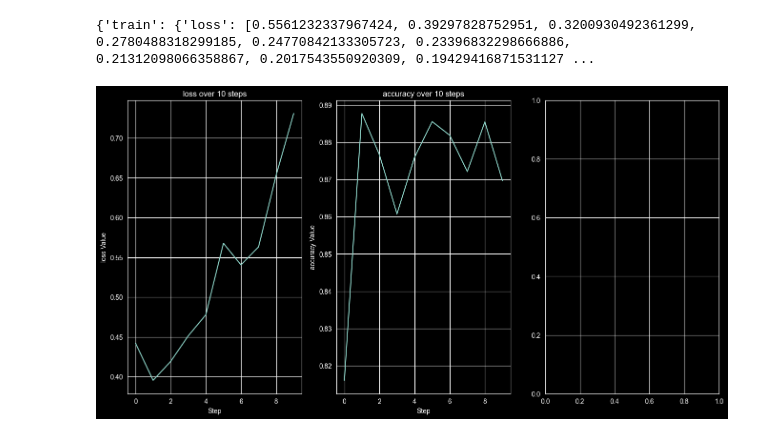
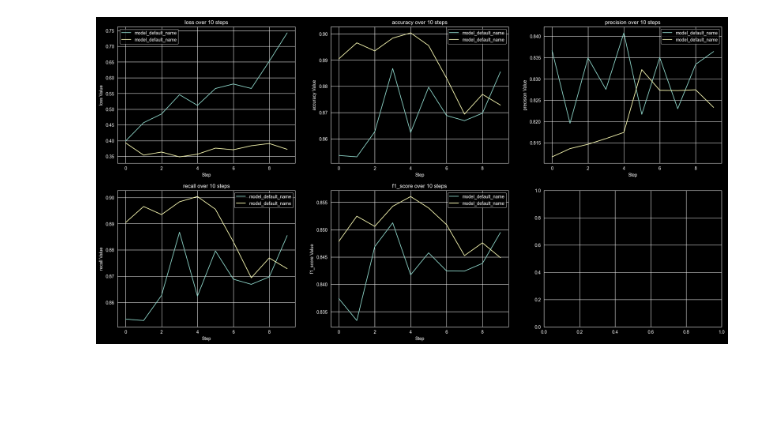
Before and after one commit to Gawronek-8/GGSN-projects, a Jupyter notebook: proj1/Model_testing.ipynb, the cells around one changed output. Saved outputs shown, nothing was run; the diff lists cells and outputs as text; code cells hidden in the pictures; blank space fills up the shorter version.

Commit message:
Added hyperparams optimization, tweaked model and model history for getting more info about training process

```diff
--- a/proj1/Model_testing.ipynb
+++ b/proj1/Model_testing.ipynb
@@ -14,3 +18,7 @@ from dataset import ModelHistory
+# %%
+f1_score_metric = partial(f1_score, average="weighted")
+recall_metric = partial(recall_score, average="weighted")
+precision_metric = partial(precision_score, average="weighted", zero_division = 0)
 # %%
 train_dataset = BurnoutDataset("train")
 test_dataset = BurnoutDataset("test")
@@ -26,7 +47,3 @@ model, history = train_model(model, 16, 10, 1e-3, 1e-6, Adam, nn.CrossEntropyLos
-# %%
-print(history.history)
-# %% [output]
-{'train': {'loss': [0.5561232337967424, 0.39297828752951, 0.3200930492361299, 0.2780488318299185, 0.24770842133305723, 0.23396832298666886, 0.21312098066358867, 0.2017543550920309, 0.19429416871531127 ...
 # %%
 def plot_history(step_name: str, model_history: ModelHistory, max_img_per_width = 3):
     import math
@@ -55,7 +72,44 @@ def plot_history(step_name: str, model_history: ModelHistory, max_img_per_width
         curr_ax.set_ylabel(f"{metric} Value")
 
     plt.show()
-# %%
-plot_history("val", history)
-# %% [output]
-[figure, removed]
+# %%
+def _plot_step_for_models(names: list[str], data, ax: plt.Axes):
+    import seaborn as sns
+    for name, data in zip(names, data):
+        sns.lineplot(x=range(len(data)), y=data, ax=ax, label=name)
+
+
+def plot_histories(step_name: str, histories: list[ModelHistory], max_img_per_width = 3):
+    import math
+    try:
+        metrics_used = histories[0].history[step_name]
+    except KeyError:
+        print("No metrics found for step", step_name)
+        return
+
+    h = math.ceil(len(metrics_used) / max_img_per_width)
+
+    fig, axs = plt.subplots(h, max_img_per_width, figsize=(24, h * 6))
+
+    models_names = [history.name for history in histories]
+
+    for idx, metric in enumerate(metrics_used):
+        x_pos = idx // max_img_per_width
+        y_pos = idx % max_img_per_width
+
+        if h == 1:
+            curr_ax = axs[y_pos]
+        else:
+            curr_ax: plt.Axes = axs[x_pos, y_pos]
+
+        _plot_step_for_models(models_names, [history.history[step_name][metric] for history in histories], curr_ax)
+
+        curr_ax.set_title(f"{metric} over {len(metrics_used[metric])} steps")
+        curr_ax.set_xlabel("Step")
+        curr_ax.set_ylabel(f"{metric} Value")
+
+    plt.show()
+# %%
+plot_histories("val", [history1, history2])
+# %% [output]
+[figure, added]
```
Also changed, not shown: parts of 9 cells of this notebook, 3 other files.
